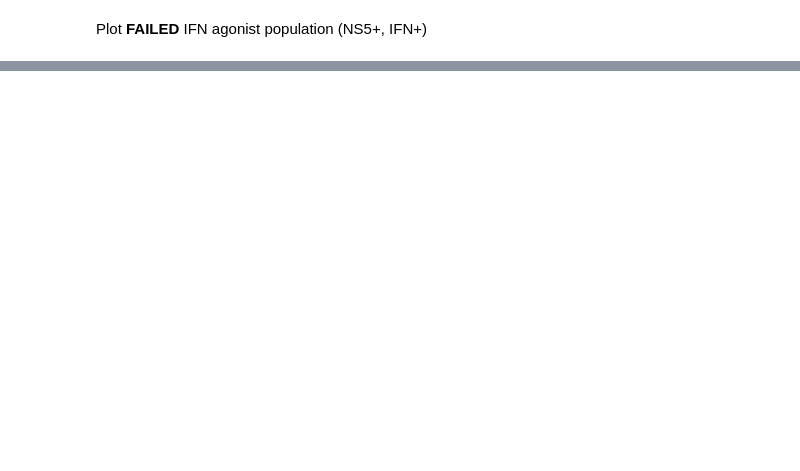
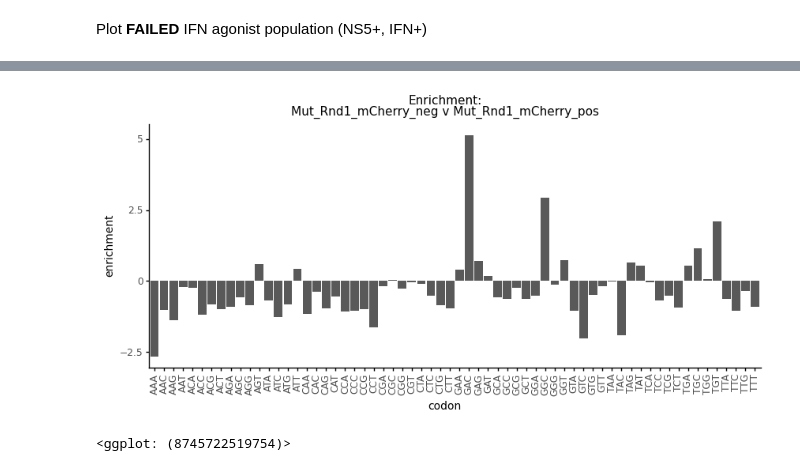
Before and after one commit to dbacsik/ns5_site734, a Jupyter notebook: codon_frequencies.py.ipynb, the cells around one changed output, grey strips where cells are left out. Saved outputs shown, nothing was run; the diff lists cells and outputs as text; code cells hidden in the pictures; blank space fills up the shorter version.

```diff
--- a/codon_frequencies.py.ipynb
+++ b/codon_frequencies.py.ipynb
@@ -621,0 +610,3 @@ display(IFN_agonist_plot)
+# %%
+relative = calculate_enrichment("Mut_Rnd1_mCherry_neg","Mut_Rnd1_mCherry_pos")
+display(relative)
@@ -621,0 +627,20 @@ display(IFN_agonist_plot)
+# %%
+failed_agonist_plot = (p9.ggplot(relative) +
+                p9.aes(x='codon',
+                       y='enrichment') +
+                p9.geom_bar(stat='identity') +
+                p9.ggtitle('Enrichment:\n'
+                           'Mut_Rnd1_mCherry_neg v Mut_Rnd1_mCherry_pos') +
+                p9.labs(x='codon',
+                        y='enrichment') +
+                p9.theme(figure_size=(10, 4),
+                         plot_title=p9.element_text(size=11),
+                         axis_title=p9.element_text(size=10),
+                         axis_text_x=p9.element_text(rotation=90),
+                         strip_text_y=p9.element_text(angle = 0))
+               )
+
+display(failed_agonist_plot)
+# %% [output]
+[figure, added]
+<ggplot: (8745722519754)>
```
Also changed, not shown: parts of 22 cells of this notebook.
